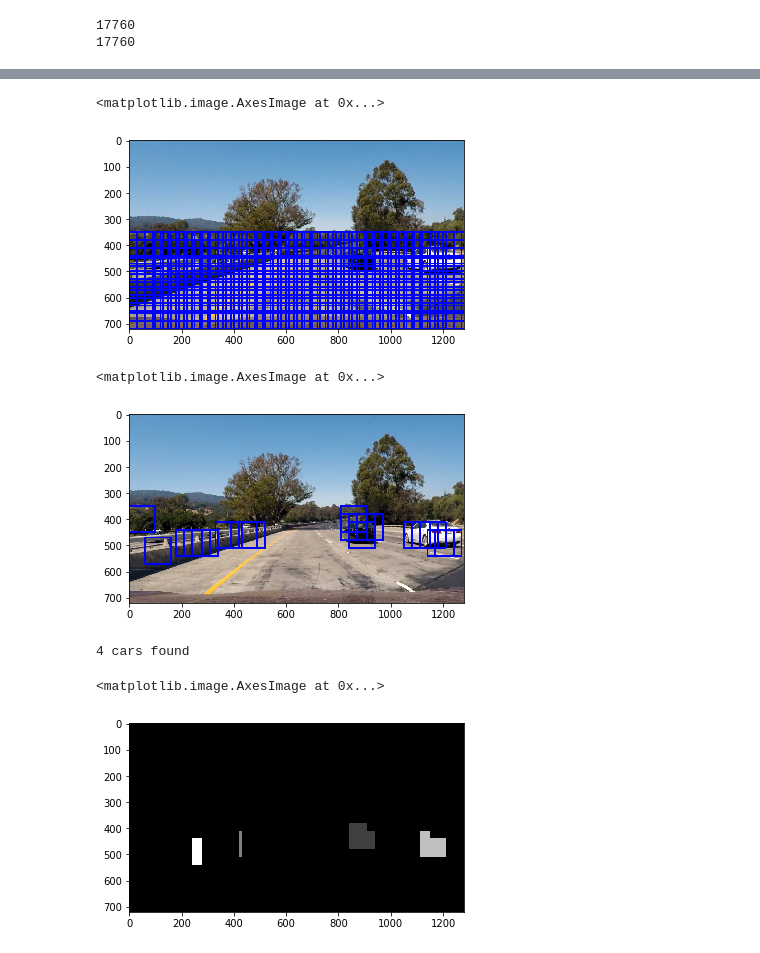
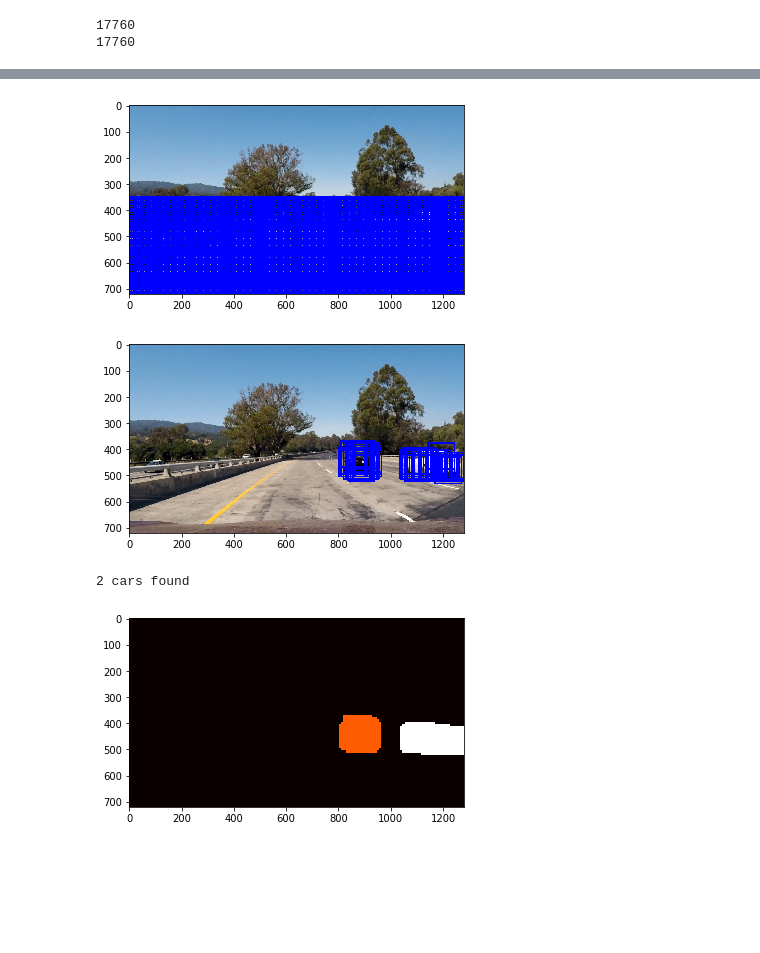
Before and after one commit to shrimalmadhur/SDC-udacity, a Jupyter notebook: CarND-Vehicle-Detection/Vehicle-Detection.ipynb, the cells around one changed output, grey strips where cells are left out. Drawn from its saved outputs; the diff is of its cells as text; code cells hidden in the pictures; blank space fills up the shorter version.

```diff
--- a/CarND-Vehicle-Detection/Vehicle-Detection.ipynb
+++ b/CarND-Vehicle-Detection/Vehicle-Detection.ipynb
@@ -287,10 +298,10 @@ def draw_boxes(img, bboxes, color=(0, 0, 255), thick=6):
 # %%
 test_images = read_images('test_images/*')
 test_image = mpimg.imread(test_images[0])
-window_list = slide_window(test_image, xy_window=(100, 100), y_start_stop=[350, None], xy_overlap=(0.7, 0.7))
+window_list = slide_window(test_image, xy_window=(100, 100), y_start_stop=[350, None], xy_overlap=(0.9, 0.9))
 box_image = draw_boxes(test_image, window_list)
 plt.imshow(box_image)
+pylab.savefig("./output_images/boxes.png")
 # %% [output]
-<matplotlib.image.AxesImage at 0x...>
-[figure, old version]
+[figure, new version]
 # %%
@@ -317,12 +331,13 @@ def classify(img, bboxes):
 
     return predict_car_list
 # %%
-car_boxes = classify(test_image, window_list)
+car_boxes = classify(test_image, window_list, svc)
+# print(car_boxes)
 prediction_car_image = draw_boxes(test_image, car_boxes)
 plt.imshow(prediction_car_image)
+pylab.savefig("./output_images/prediction.png")
 # %% [output]
-<matplotlib.image.AxesImage at 0x...>
-[figure, old version]
+[figure, new version]
 # %%
 def add_heat(heatmap, bbox_list):
     # Iterate through list of bboxes
@@ -358,14 +374,14 @@ def draw_labeled_bboxes(img, labels):
 # %%
 heatmap = np.zeros_like(test_image[:,:,0]).astype(np.float)
 heatmap = add_heat(heatmap, car_boxes)
-heatmap = apply_threshold(heatmap, 2)
+heatmap = apply_threshold(heatmap, 1)
 labels = label(heatmap)
 print(labels[1], 'cars found')
-plt.imshow(labels[0], cmap='gray')
+plt.imshow(labels[0], cmap='hot')
+pylab.savefig("./output_images/heatmap.png")
 # %% [output]
-4 cars found
+2 cars found
-<matplotlib.image.AxesImage at 0x...>
-[figure, old version]
+[figure, new version]
 # %%
 draw_img = draw_labeled_bboxes(np.copy(test_image), labels)
 # Display the image
```
Also changed, not shown: parts of 15 cells of this notebook, 10 other files.
